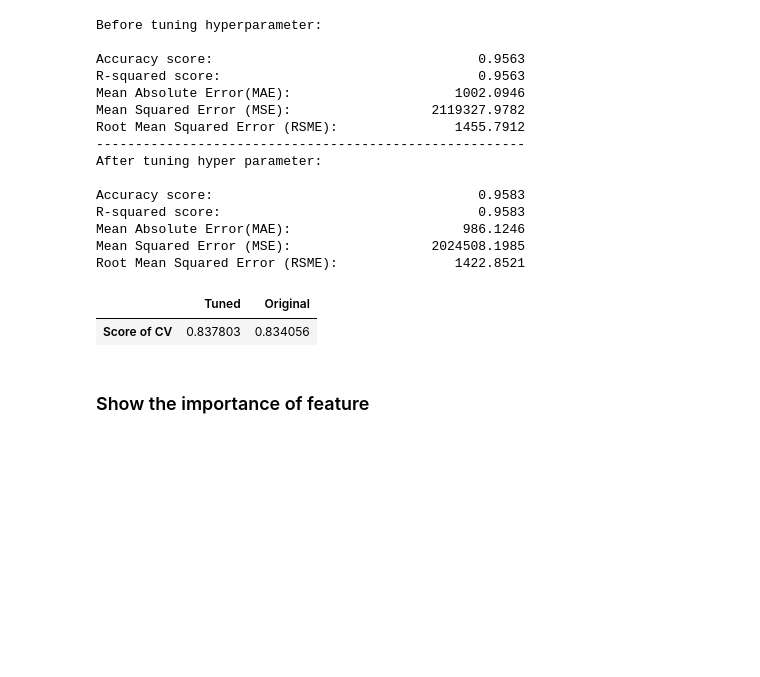
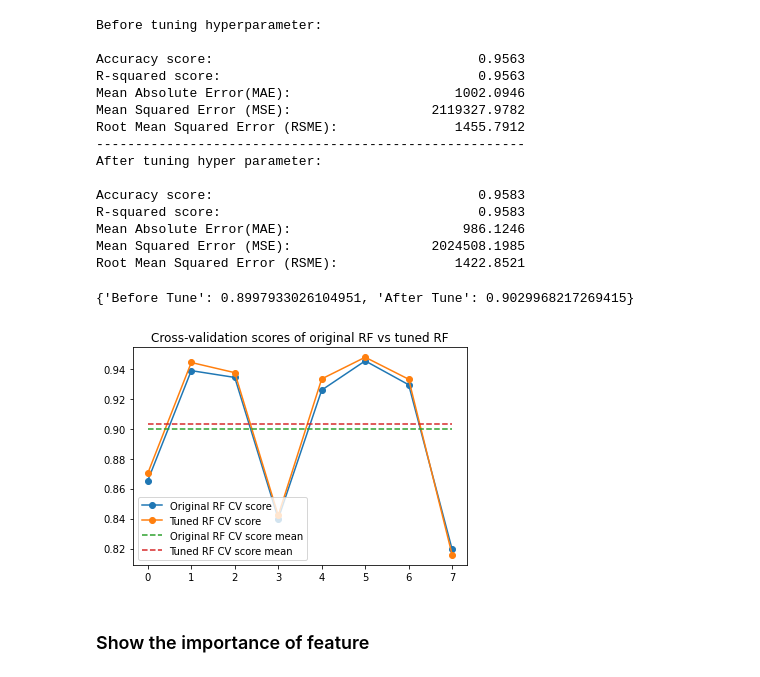
Before and after one commit to kai2128/DM_Assignment, a Jupyter notebook: algorithm/RandomForest.ipynb, the cells around one changed output. Saved outputs shown, nothing was run; the diff lists cells and outputs as text; code cells hidden in the pictures; blank space fills up the shorter version.

```diff
--- a/algorithm/RandomForest.ipynb
+++ b/algorithm/RandomForest.ipynb
@@ -97,17 +101,30 @@ Mean Absolute Error(MAE):                      986.1246
 Mean Squared Error (MSE):                  2024508.1985
 Root Mean Squared Error (RSME):               1422.8521
 # %%
-pd.DataFrame(
-    {
-        'Tuned':
-        cross_val_score(rfr_tuned, X, y, cv=10, n_jobs=-1).mean(),
-        'Original':
-        cross_val_score(rfr, X, y, cv=10, n_jobs=-1).mean()
-    },
-    index=['Score of CV'])
+rfr_tuned_cv = cross_val_score(rfr_tuned, X, y, cv=8)
+rfr_ori_cv = cross_val_score(rfr, X, y, cv=8)
-# %% [output]
-|  | Tuned | Original |
-| Score of CV | 0.837803 | 0.834056 |
+# %%
+{'Before Tune': rfr_ori_cv.mean(), 'After Tune': rfr_tuned_cv.mean()}
+# %% [output]
+{'Before Tune': 0.8997933026104951, 'After Tune': 0.9029968217269415}
+# %%
+cv_df = pd.DataFrame({
+    'Original RF CV score': rfr_ori_cv,
+    'Tuned RF CV score': rfr_tuned_cv
+})
+
+plt.figure()
+plt.title('Cross-validation scores of original RF vs tuned RF')
+plt.plot(cv_df['Original RF CV score'], label='Original RF CV score', marker='o')
+plt.plot(cv_df['Tuned RF CV score'], label='Tuned RF CV score', marker='o')
+# mean
+plt.plot([cv_df['Original RF CV score'].mean()] * len(cv_df), label='Original RF CV score mean', linestyle='--')
+plt.plot([cv_df['Tuned RF CV score'].mean()] * len(cv_df),
+         label='Tuned RF CV score mean', linestyle='--')
+plt.legend()
+plt.show()
+# %% [output]
+[figure, added]
 # %% [markdown]
 ### Show the importance of feature
 # %%
```
Also changed, not shown: parts of 2 cells of this notebook, 1 other file.
